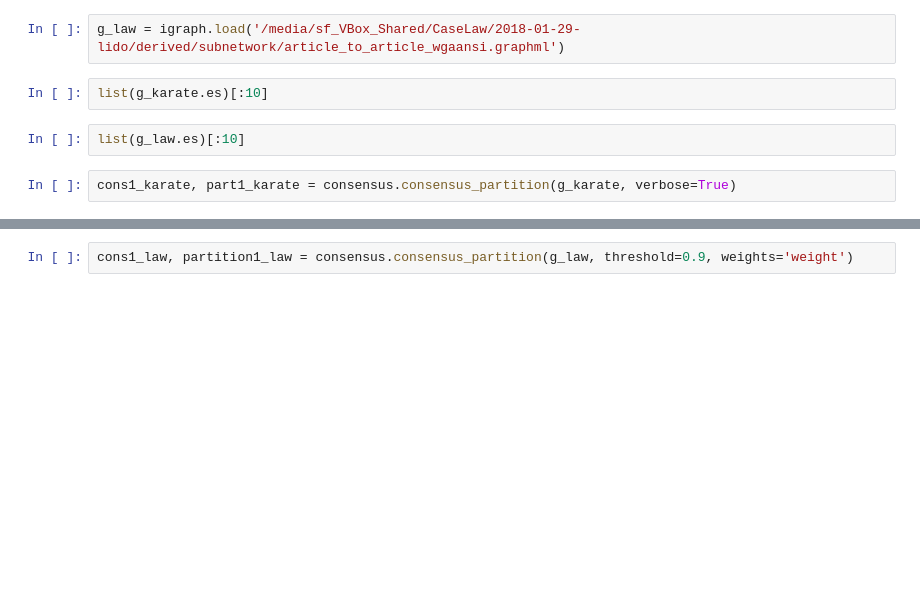
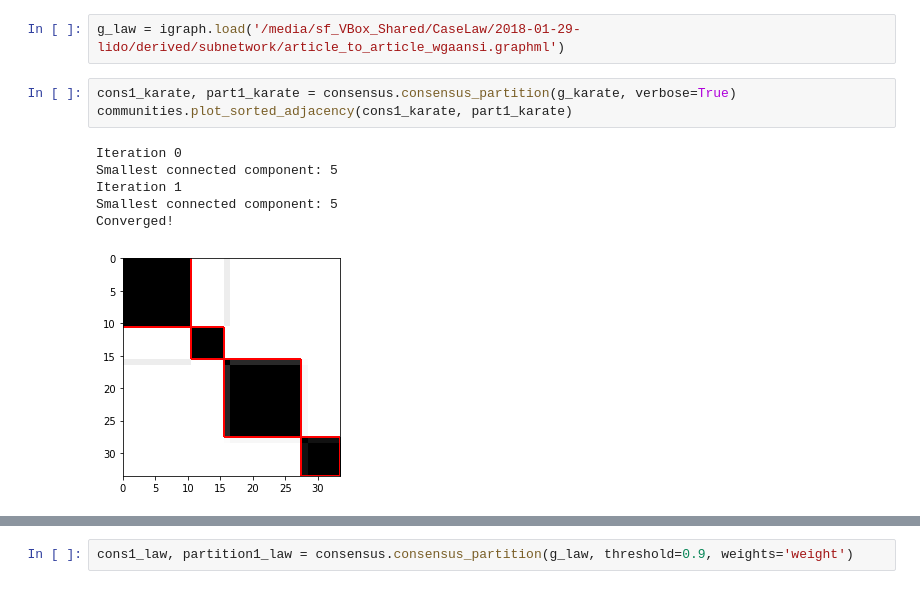
Before and after one commit to PhD-Dafne/network-tools, a Jupyter notebook: notebooks/Consensus.ipynb, the cells around one changed output, grey strips where cells are left out. Saved outputs shown, nothing was run; the diff lists cells and outputs as text; blank space fills up the shorter version.

```diff
--- a/notebooks/Consensus.ipynb
+++ b/notebooks/Consensus.ipynb
@@ -18,11 +20,15 @@ Anthropological Research 33, 452-473 (1977).]
 g_karate = igraph.load('/media/sf_VBox_Shared/networks/karate/karate.gml')
 # %%
 g_law = igraph.load('/media/sf_VBox_Shared/CaseLaw/2018-01-29-lido/derived/subnetwork/article_to_article_wgaansi.graphml')
-# %%
-list(g_karate.es)[:10]
-# %%
-list(g_law.es)[:10]
 # %%
 cons1_karate, part1_karate = consensus.consensus_partition(g_karate, verbose=True)
+communities.plot_sorted_adjacency(cons1_karate, part1_karate)
+# %% [output]
+Iteration 0
+Smallest connected component: 5
+Iteration 1
+Smallest connected component: 5
+Converged!
+[figure, added]
 # %%
 cons2_karate, part2_karate = consensus.consensus_partition(g_karate, threshold=0.9, verbose=True)
```
Also changed, not shown: parts of 16 cells of this notebook, 4 other files.
